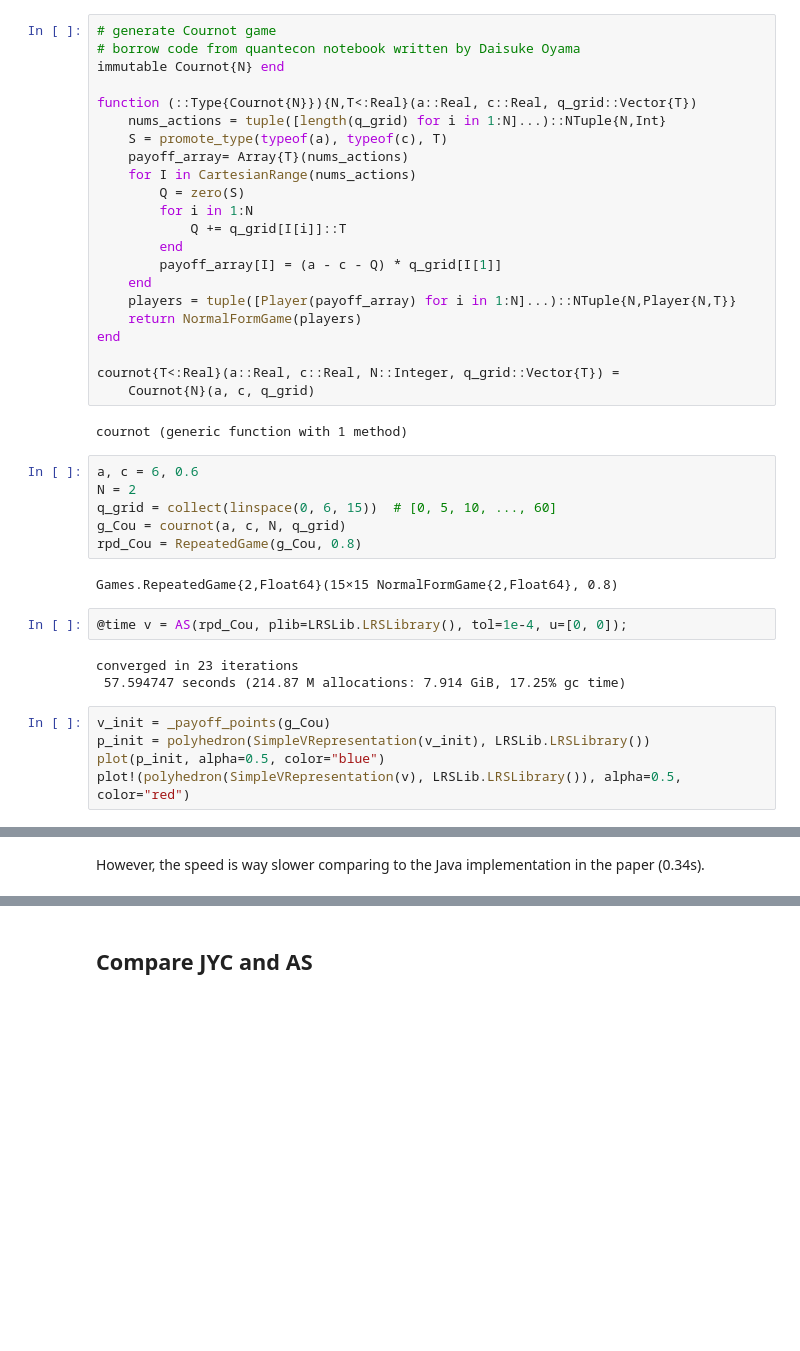
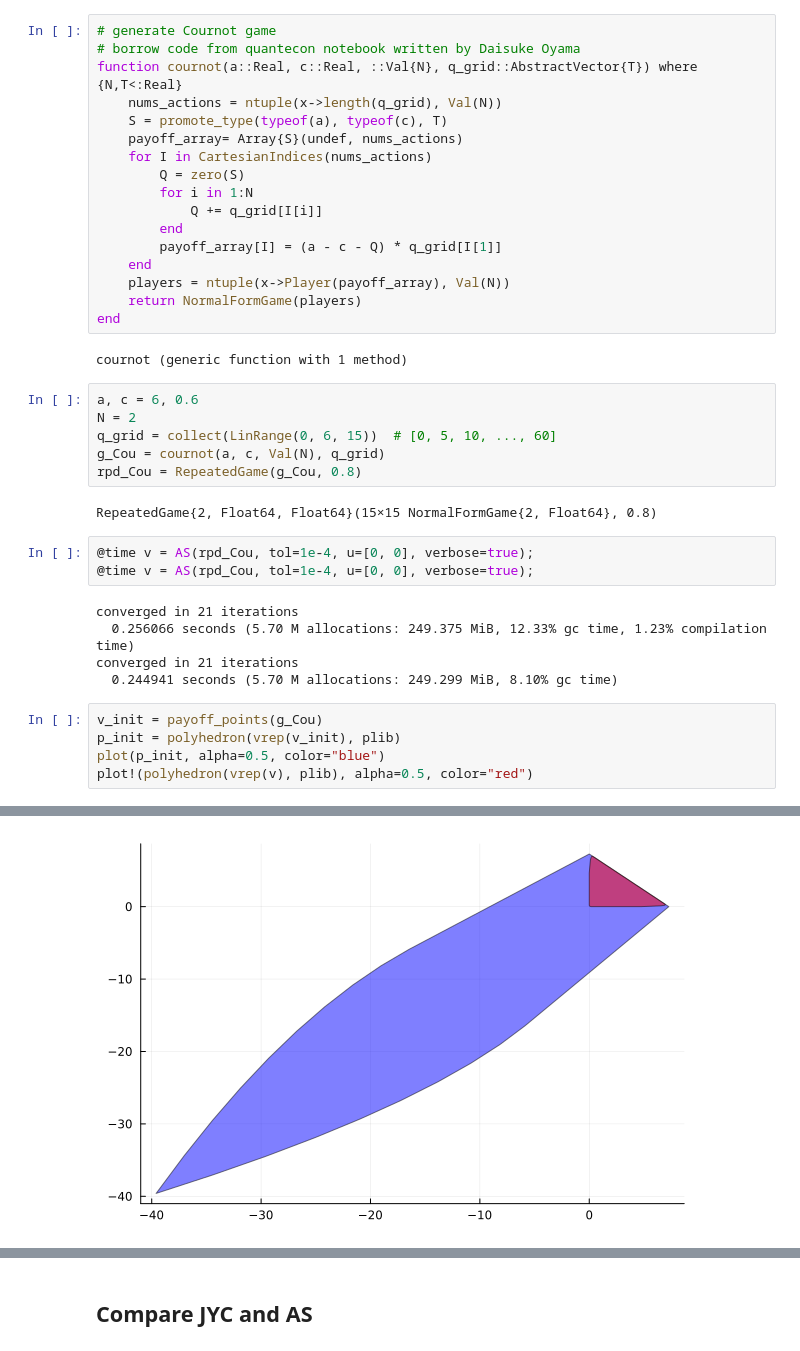
Before and after one commit to QuantEcon/game-theory-notebooks, a Jupyter notebook: as_jl.ipynb, the cells around one changed output, grey strips where cells are left out. Saved outputs shown, nothing was run; the diff lists cells and outputs as text; blank space fills up the shorter version.

```diff
--- a/as_jl.ipynb
+++ b/as_jl.ipynb
@@ -71,43 +62,41 @@ converged in 20 iterations
 # %%
 # generate Cournot game
 # borrow code from quantecon notebook written by Daisuke Oyama
-immutable Cournot{N} end
-
-function (::Type{Cournot{N}}){N,T<:Real}(a::Real, c::Real, q_grid::Vector{T})
-    nums_actions = tuple([length(q_grid) for i in 1:N]...)::NTuple{N,Int}
+function cournot(a::Real, c::Real, ::Val{N}, q_grid::AbstractVector{T}) where {N,T<:Real}
+    nums_actions = ntuple(x->length(q_grid), Val(N))
     S = promote_type(typeof(a), typeof(c), T)
-    payoff_array= Array{T}(nums_actions)
-    for I in CartesianRange(nums_actions)
+    payoff_array= Array{S}(undef, nums_actions)
+    for I in CartesianIndices(nums_actions)
         Q = zero(S)
         for i in 1:N
-            Q += q_grid[I[i]]::T
+            Q += q_grid[I[i]]
         end
         payoff_array[I] = (a - c - Q) * q_grid[I[1]]
     end
-    players = tuple([Player(payoff_array) for i in 1:N]...)::NTuple{N,Player{N,T}}
+    players = ntuple(x->Player(payoff_array), Val(N))
     return NormalFormGame(players)
 end
-
-cournot{T<:Real}(a::Real, c::Real, N::Integer, q_grid::Vector{T}) =
-    Cournot{N}(a, c, q_grid)
 # %% [output]
 cournot (generic function with 1 method)
 # %%
 a, c = 6, 0.6
 N = 2
-q_grid = collect(linspace(0, 6, 15))  # [0, 5, 10, ..., 60]
-g_Cou = cournot(a, c, N, q_grid)
+q_grid = collect(LinRange(0, 6, 15))  # [0, 5, 10, ..., 60]
+g_Cou = cournot(a, c, Val(N), q_grid)
 rpd_Cou = RepeatedGame(g_Cou, 0.8)
 # %% [output]
-Games.RepeatedGame{2,Float64}(15×15 NormalFormGame{2,Float64}, 0.8)
+RepeatedGame{2, Float64, Float64}(15×15 NormalFormGame{2, Float64}, 0.8)
 # %%
-@time v = AS(rpd_Cou, plib=LRSLib.LRSLibrary(), tol=1e-4, u=[0, 0]);
+@time v = AS(rpd_Cou, tol=1e-4, u=[0, 0], verbose=true);
+@time v = AS(rpd_Cou, tol=1e-4, u=[0, 0], verbose=true);
 # %% [output]
-converged in 23 iterations
- 57.594747 seconds (214.87 M allocations: 7.914 GiB, 17.25% gc time)
+converged in 21 iterations
+  0.256066 seconds (5.70 M allocations: 249.375 MiB, 12.33% gc time, 1.23% compilation time)
+converged in 21 iterations
+  0.244941 seconds (5.70 M allocations: 249.299 MiB, 8.10% gc time)
 # %%
-v_init = _payoff_points(g_Cou)
-p_init = polyhedron(SimpleVRepresentation(v_init), LRSLib.LRSLibrary())
+v_init = payoff_points(g_Cou)
+p_init = polyhedron(vrep(v_init), plib)
 plot(p_init, alpha=0.5, color="blue")
-plot!(polyhedron(SimpleVRepresentation(v), LRSLib.LRSLibrary()), alpha=0.5, color="red")
+plot!(polyhedron(vrep(v), plib), alpha=0.5, color="red")
 # %% [output]
@@ -115,2 +103 @@ plot!(polyhedron(SimpleVRepresentation(v), LRSLib.LRSLibrary()), alpha=0.5, colo
+[figure, added]
-# %% [markdown]
-However, the speed is way slower comparing to the Java implementation in the paper (0.34s).
```
Also changed, not shown: parts of 20 cells of this notebook.
